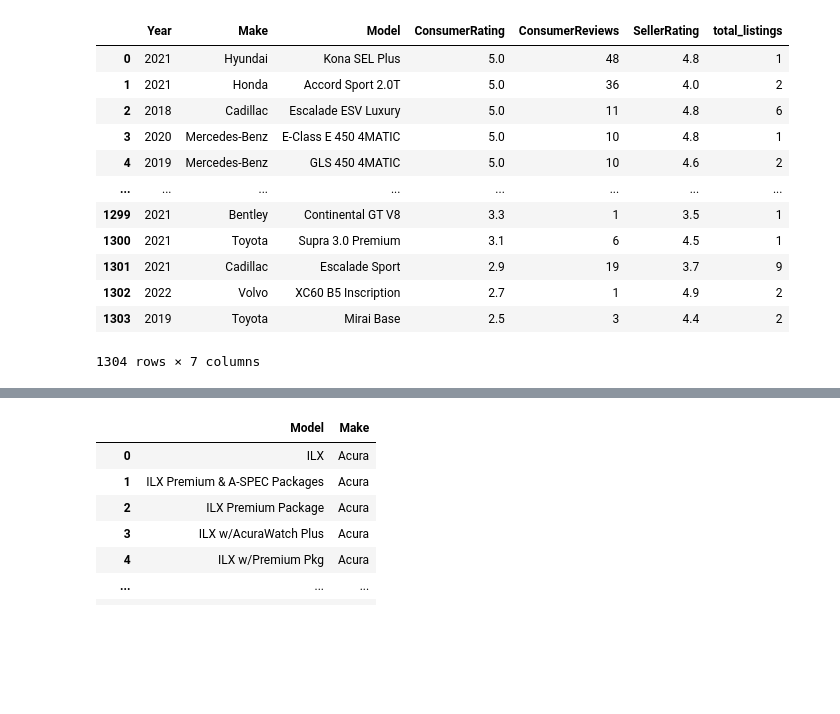
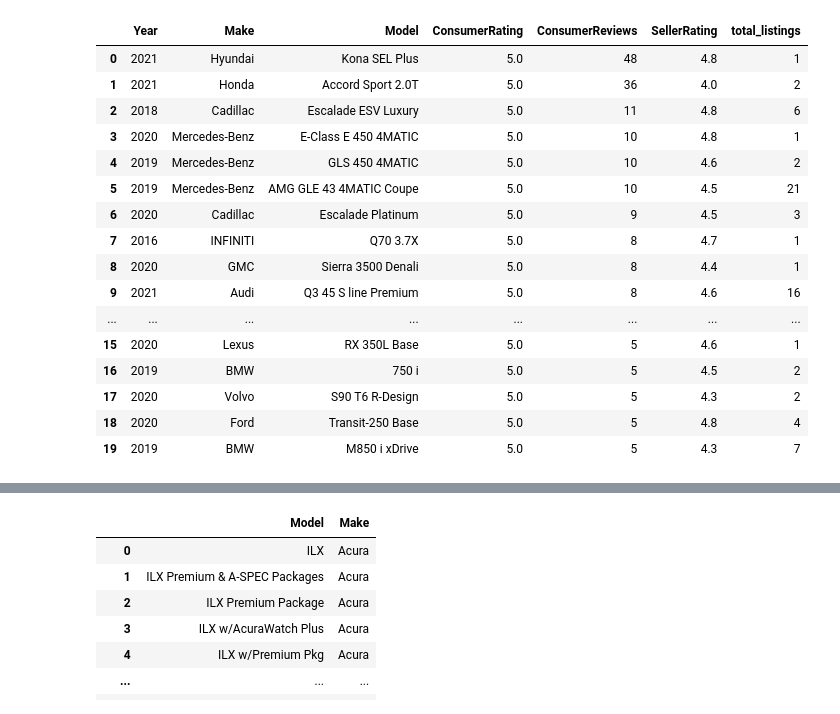
Before and after one commit to VickieL2399/ISYS-with-a-Y, a Jupyter notebook: Jupyter_Files/Q1_Jonathan.ipynb, the cells around one changed output, grey strips where cells are left out. Drawn from its saved outputs; the diff is of its cells as text; code cells hidden in the pictures; blank space fills up the shorter version.

```diff
--- a/Jupyter_Files/Q1_Jonathan.ipynb
+++ b/Jupyter_Files/Q1_Jonathan.ipynb
@@ -33,31 +36,36 @@ pd.read_sql(q0,conn)
 # %%
 #Based on highest Consumer Rating > Consumer Reviews > Total Listings
 q1 = """
 SELECT Year,
 Make,
 Model,
-CAST(AVG(ConsumerRating) AS DECIMAL (10,2)) AS ConsumerRating,
+AVG(ConsumerRating) AS ConsumerRating,
 ConsumerReviews,
 SellerRating,
-COUNT(*) AS total_listings
+COUNT(Model) AS total_listings
 FROM car_sales
 GROUP BY Model
 ORDER BY ConsumerRating DESC, ConsumerReviews DESC, total_listings ASC
+LIMIT 20
 ;
 """
 
 pd.read_sql(q1,conn)
 # %% [output]
 |  | Year | Make | Model | ConsumerRating | ConsumerReviews | SellerRating | total_listings |
 | 0 | 2021 | Hyundai | Kona SEL Plus | 5.0 | 48 | 4.8 | 1 |
 | 1 | 2021 | Honda | Accord Sport 2.0T | 5.0 | 36 | 4.0 | 2 |
 | 2 | 2018 | Cadillac | Escalade ESV Luxury | 5.0 | 11 | 4.8 | 6 |
 | 3 | 2020 | Mercedes-Benz | E-Class E 450 4MATIC | 5.0 | 10 | 4.8 | 1 |
 | 4 | 2019 | Mercedes-Benz | GLS 450 4MATIC | 5.0 | 10 | 4.6 | 2 |
+| 5 | 2019 | Mercedes-Benz | AMG GLE 43 4MATIC Coupe | 5.0 | 10 | 4.5 | 21 |
+| 6 | 2020 | Cadillac | Escalade Platinum | 5.0 | 9 | 4.5 | 3 |
+| 7 | 2016 | INFINITI | Q70 3.7X | 5.0 | 8 | 4.7 | 1 |
+| 8 | 2020 | GMC | Sierra 3500 Denali | 5.0 | 8 | 4.4 | 1 |
+| 9 | 2021 | Audi | Q3 45 S line Premium | 5.0 | 8 | 4.6 | 16 |
 | ... | ... | ... | ... | ... | ... | ... | ... |
-| 1299 | 2021 | Bentley | Continental GT V8 | 3.3 | 1 | 3.5 | 1 |
-| 1300 | 2021 | Toyota | Supra 3.0 Premium | 3.1 | 6 | 4.5 | 1 |
-| 1301 | 2021 | Cadillac | Escalade Sport | 2.9 | 19 | 3.7 | 9 |
-| 1302 | 2022 | Volvo | XC60 B5 Inscription | 2.7 | 1 | 4.9 | 2 |
-| 1303 | 2019 | Toyota | Mirai Base | 2.5 | 3 | 4.4 | 2 |
+| 15 | 2020 | Lexus | RX 350L Base | 5.0 | 5 | 4.6 | 1 |
+| 16 | 2019 | BMW | 750 i | 5.0 | 5 | 4.5 | 2 |
+| 17 | 2020 | Volvo | S90 T6 R-Design | 5.0 | 5 | 4.3 | 2 |
+| 18 | 2020 | Ford | Transit-250 Base | 5.0 | 5 | 4.8 | 4 |
+| 19 | 2019 | BMW | M850 i xDrive | 5.0 | 5 | 4.3 | 7 |
-1304 rows × 7 columns
```
Also changed, not shown: parts of 6 cells of this notebook, 1 other file.
